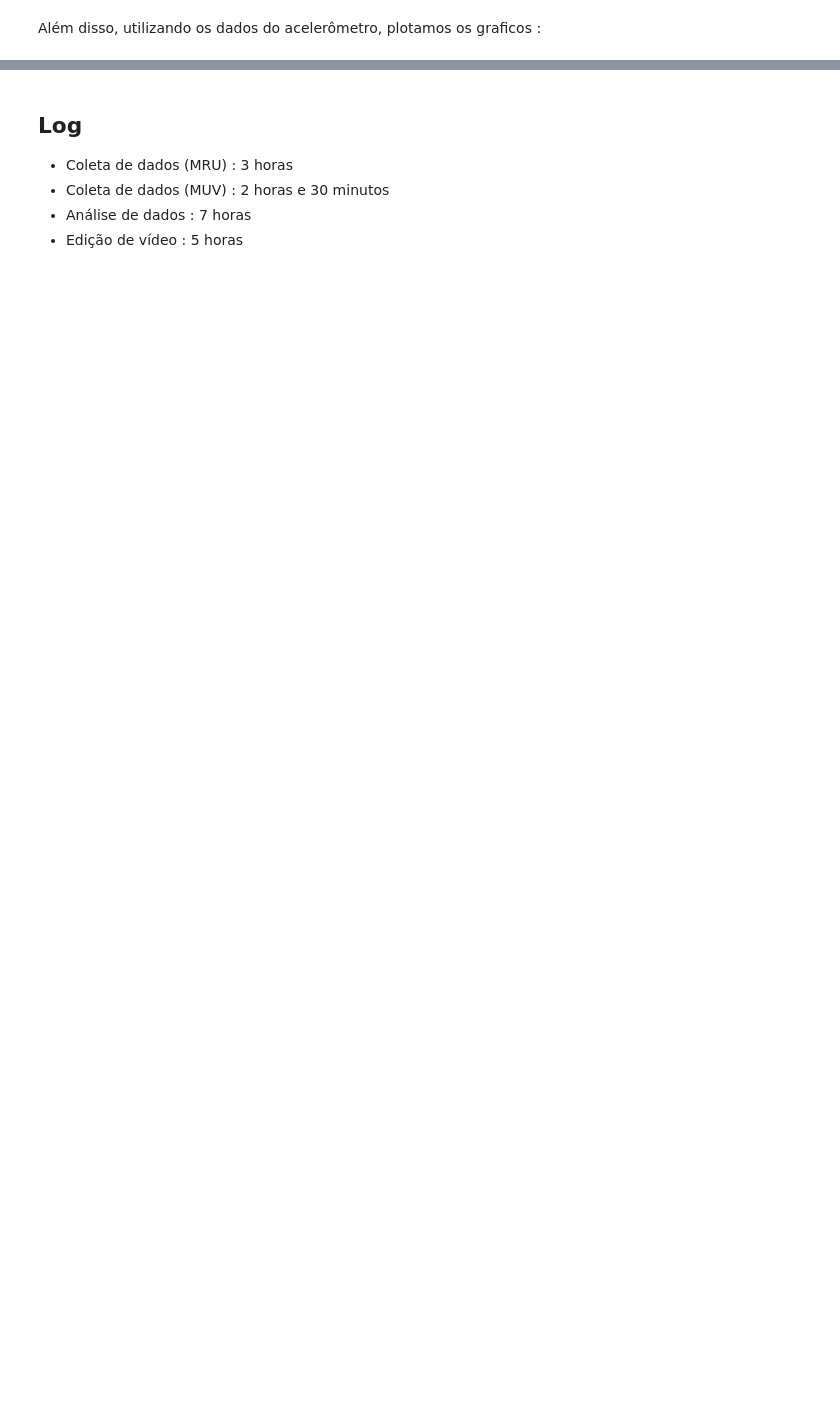
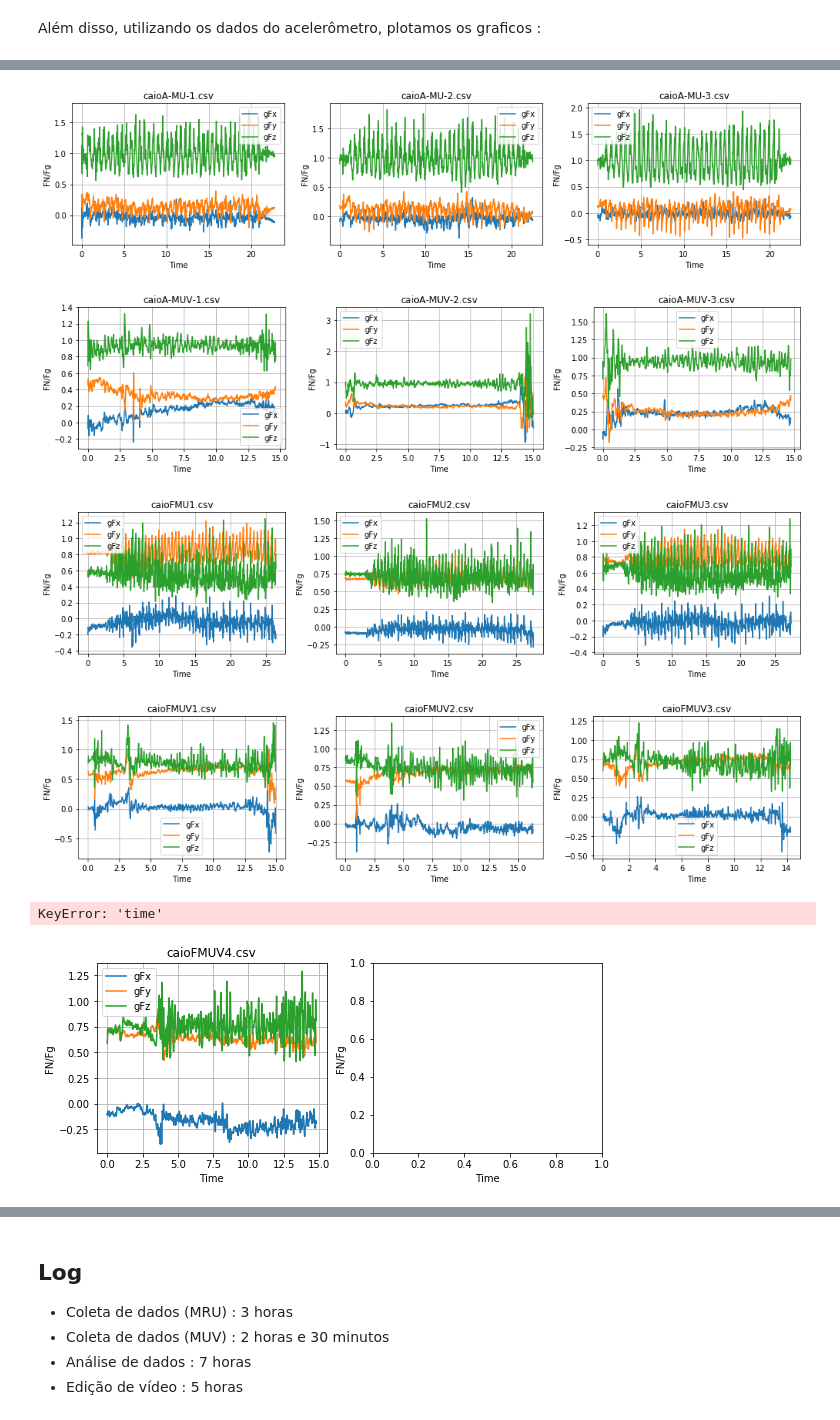
Before and after one commit to caiotda/MAC209, a Jupyter notebook: EP01/ep01.ipynb, the cells around one changed output, grey strips where cells are left out. Drawn from its saved outputs; the diff is of its cells as text; code cells hidden in the pictures; blank space fills up the shorter version.

```diff
--- a/EP01/ep01.ipynb
+++ b/EP01/ep01.ipynb
@@ -35,0 +99,9 @@ Pelos gráficos, podemos notar consistentemente que os movimentos no skate foram
+# %%
+calcula(0)
+# %% [output]
+[figure, added]
+[figure, added]
+[figure, added]
+[figure, added]
+KeyError: 'time'
+[figure, added]
```
Also changed, not shown: parts of 7 cells of this notebook.
